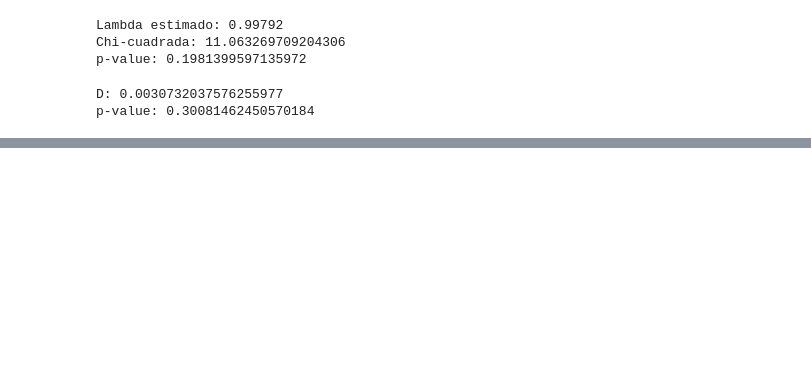
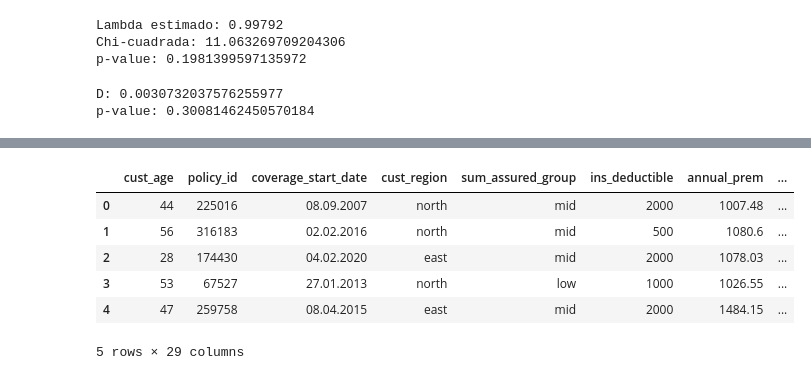
Before and after one commit to yaelrsc/Computaci-n-estad-stica-2026-2, a Jupyter notebook: Simulation/Simulation_of_random_variables.ipynb, the cells around one changed output, grey strips where cells are left out. Cells and saved outputs as stored; diff of their text form; code cells hidden in the pictures; blank space fills up the shorter version.

```diff
--- a/Simulation/Simulation_of_random_variables.ipynb
+++ b/Simulation/Simulation_of_random_variables.ipynb
@@ -1578,3 +1321,5 @@ print("p-value:", p_value)
 # %% [output]
 D: 0.0030732037576255977
 p-value: 0.30081462450570184
+# %%
+claims_ins = pd.read_csv("data/claims_q12023.csv",sep=None, engine='python', dtype=str)
@@ -1580,0 +1346,10 @@ p-value: 0.30081462450570184
+# %%
+claims_ins.head()
+# %% [output]
+|  | cust_age | policy_id | coverage_start_date | cust_region | sum_assured_group | ins_deductible | annual_prem | ... |
+| 0 | 44 | 225016 | 08.09.2007 | north | mid | 2000 | 1007.48 | ... |
+| 1 | 56 | 316183 | 02.02.2016 | north | mid | 500 | 1080.6 | ... |
+| 2 | 28 | 174430 | 04.02.2020 | east | mid | 2000 | 1078.03 | ... |
+| 3 | 53 | 67527 | 27.01.2013 | north | low | 1000 | 1026.55 | ... |
+| 4 | 47 | 259758 | 08.04.2015 | east | mid | 2000 | 1484.15 | ... |
+5 rows × 29 columns
```
Also changed, not shown: parts of 8 cells of this notebook, 5 other files.
